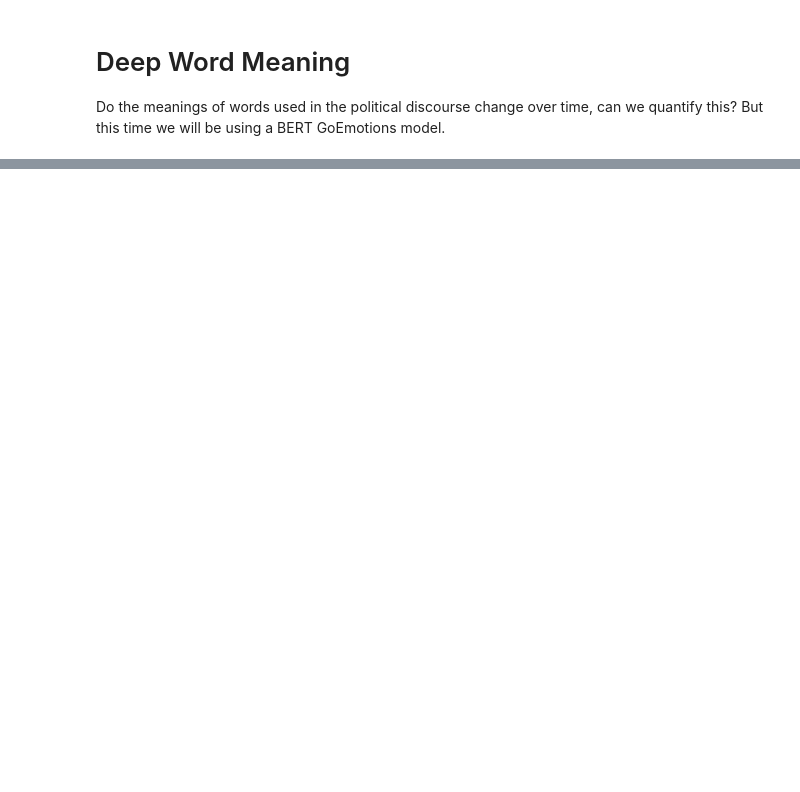
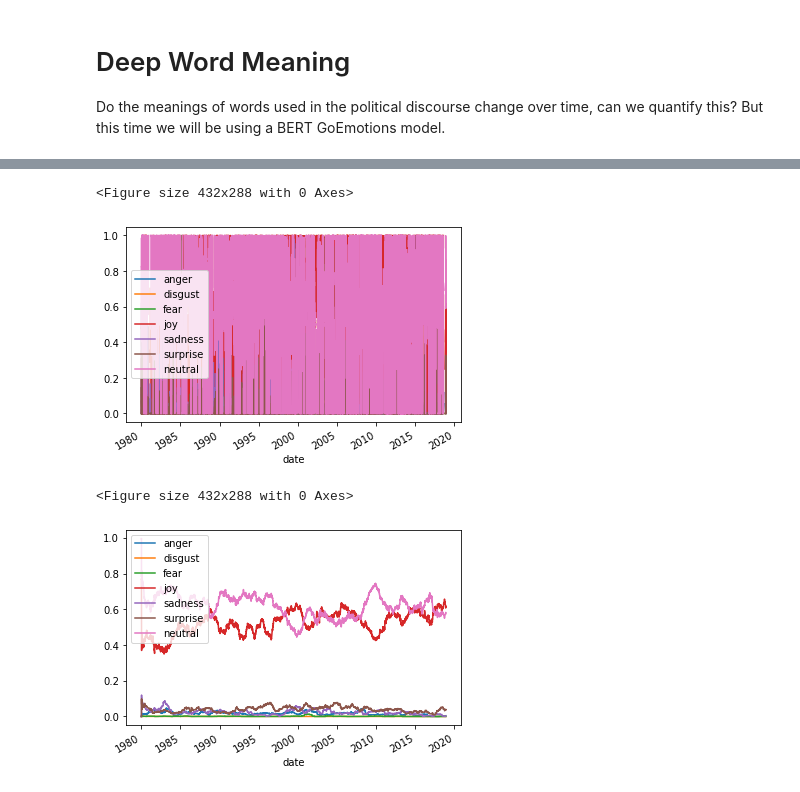
Before and after one commit to thaum-io/language-of-leadership, a Jupyter notebook: nb/DeepWordMeaning.ipynb, the cells around one changed output, grey strips where cells are left out. Cells and saved outputs as stored; diff of their text form; code cells hidden in the pictures; blank space fills up the shorter version.

```diff
--- a/nb/DeepWordMeaning.ipynb
+++ b/nb/DeepWordMeaning.ipynb
@@ -181,0 +216,7 @@ plot_keyword_dep(df, 'aus', list(ekman_map.keys()))
+# %%
+plot_keyword_dep(df, 'econ', list(ekman_map.keys()))
+# %% [output]
+<Figure size 432x288 with 0 Axes>
+[figure, added]
+<Figure size 432x288 with 0 Axes>
+[figure, added]
```
Also changed, not shown: parts of 11 cells of this notebook, 8 other files.
